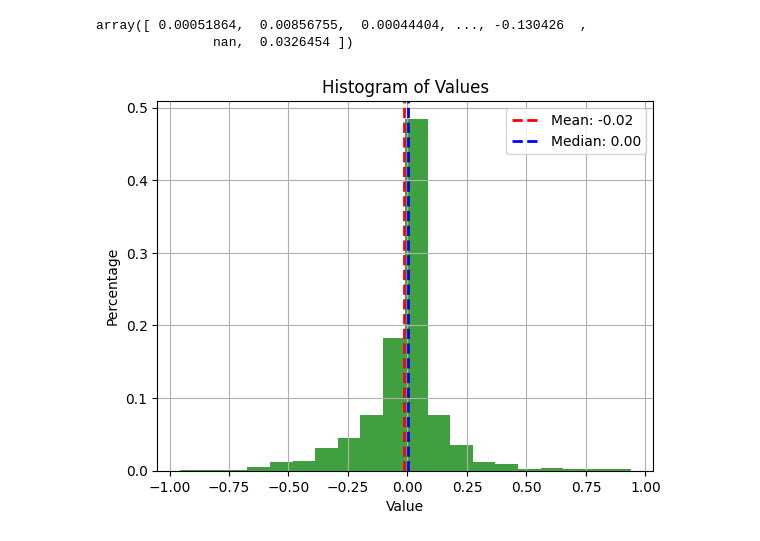
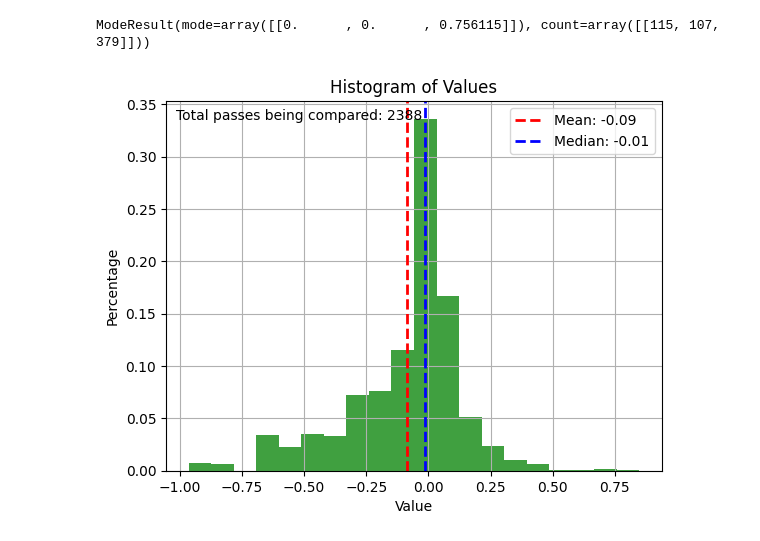
Before and after one commit to nimazareian/Software, a Jupyter notebook: src/software/pass_gen_comparison.ipynb, the cells around one changed output. Cells and saved outputs as stored; diff of their text form; code cells hidden in the pictures.

```diff
--- a/src/software/pass_gen_comparison.ipynb
+++ b/src/software/pass_gen_comparison.ipynb
@@ -1,8 +1,16 @@
-# %%
-np.mean()
-# %% [output]
-array([ 0.00051864,  0.00856755,  0.00044404, ..., -0.130426  ,
-               nan,  0.0326454 ])
+# %%
+import scipy
+# Read the CSV files
+df_blue = pd.read_csv('pass_gen_comparison_blue.csv', header=None)
+df_yellow = pd.read_csv('pass_gen_comparison_yellow.csv', header=None)
+
+# Concatenate the dataframes
+df_combined = pd.concat([df_blue, df_yellow], axis=0)
+df_combined = df_combined.dropna()
+
+scipy.stats.mode(df_combined)
+# %% [output]
+ModeResult(mode=array([[0.      , 0.      , 0.756115]]), count=array([[115, 107, 379]]))
 # %%
 import pandas as pd
 import matplotlib.pyplot as plt
@@ -10,31 +18,37 @@ import numpy as np
 
 # Read the CSV files
 df_blue = pd.read_csv('pass_gen_comparison_blue.csv', header=None)
 df_yellow = pd.read_csv('pass_gen_comparison_yellow.csv', header=None)
 
 # Concatenate the dataframes
 df_combined = pd.concat([df_blue, df_yellow], axis=1)
 df_combined = df_combined.dropna()
 
 # Calculate weights for each value to represent percentages
 weights = np.ones_like(df_combined.values.flatten()) / len(df_combined.values.flatten())
 
 # Calculate mean and median
 mean_val = np.mean(df_combined.values.flatten())
 median_val = np.median(df_combined.values.flatten())
 
+# Calculate total number of data points
+total_data_points = len(df_combined.values.flatten())
+
 # Plot a histogram
 plt.hist(df_combined.values.flatten(), bins=20, color='g', alpha=0.75, weights=weights)
 
 # Draw lines for mean and median
 plt.axvline(mean_val, color='r', linestyle='dashed', linewidth=2, label=f'Mean: {mean_val:.2f}')
 plt.axvline(median_val, color='b', linestyle='dashed', linewidth=2, label=f'Median: {median_val:.2f}')
 
+# Add text for total number of data points
+plt.text(0.02, 0.95, f'Total passes being compared: {total_data_points}', transform=plt.gca().transAxes)
+
 plt.xlabel('Value')
 plt.ylabel('Percentage')
 plt.title('Histogram of Values')
 plt.legend()
 plt.grid(True)
 plt.show()
 # %% [output]
-[figure, old version]
+[figure, new version]
```
Also changed, not shown: parts of 1 cell of this notebook.
